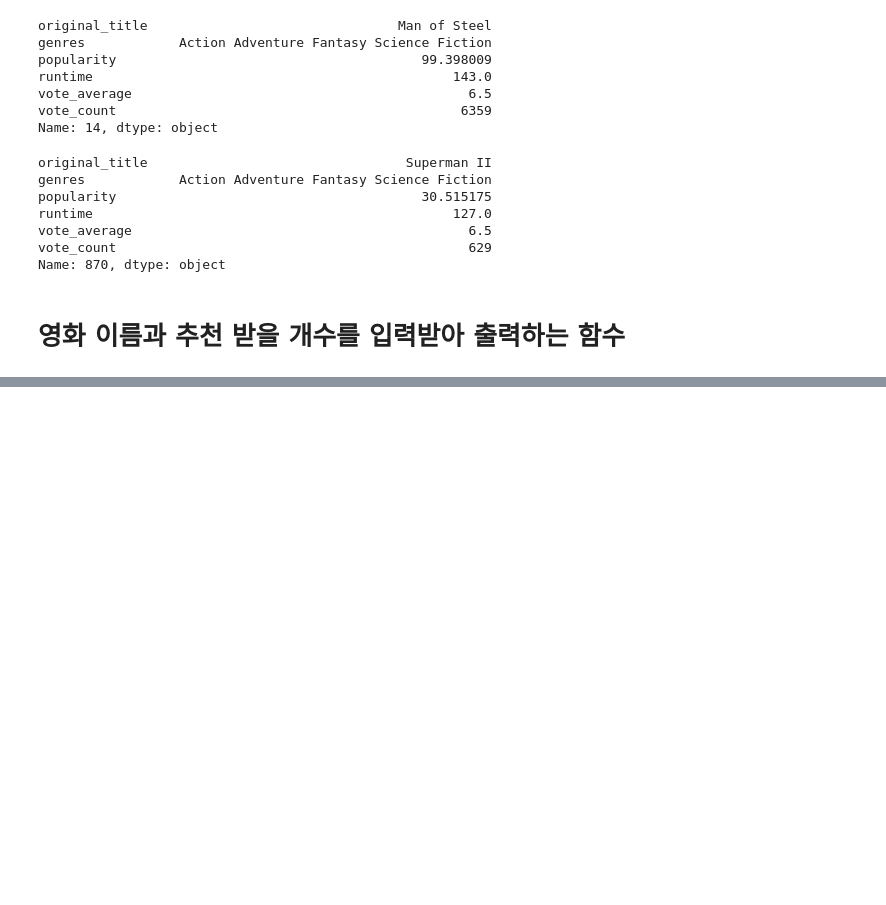
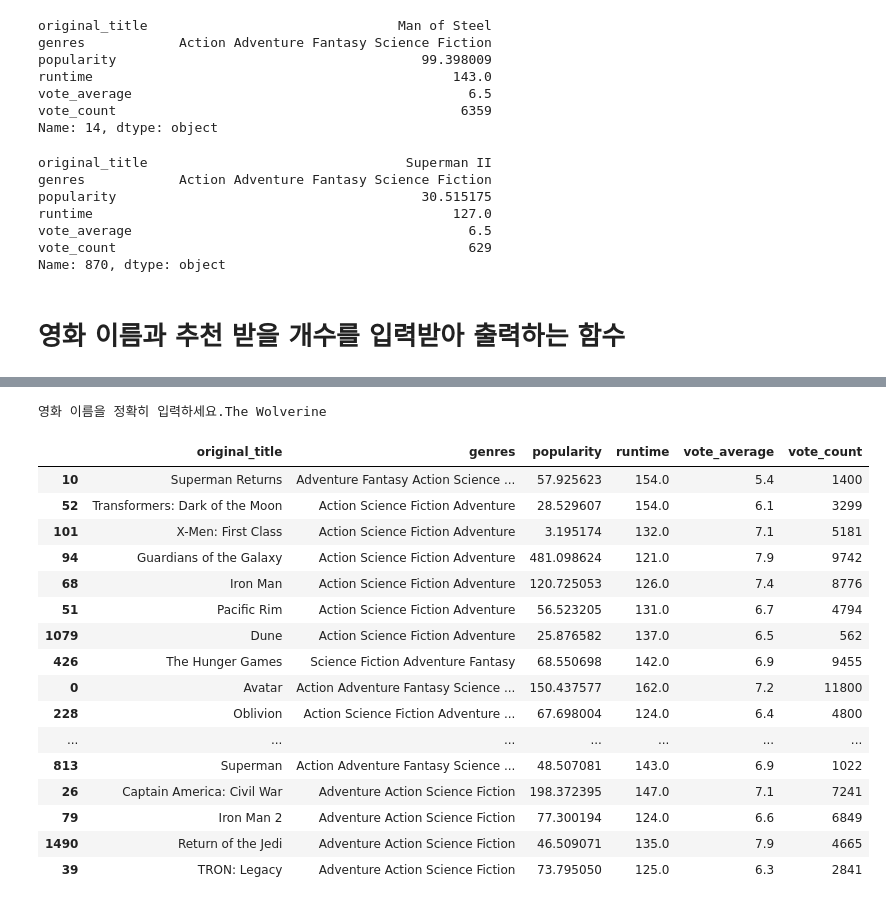
Before and after one commit to eunso03/fintech, a Jupyter notebook: 05machine_learning/21컨텐츠기반_추천시스템_만들기.ipynb, the cells around one changed output, grey strips where cells are left out. Saved outputs shown, nothing was run; the diff lists cells and outputs as text; code cells hidden in the pictures; blank space fills up the shorter version.

```diff
--- a/05machine_learning/21컨텐츠기반_추천시스템_만들기.ipynb
+++ b/05machine_learning/21컨텐츠기반_추천시스템_만들기.ipynb
@@ -317,0 +322,22 @@ find_sim_movie(data, sorted_genres_sim, "Man of Steel", 20)
+# %%
+movie_name = input("영화 이름을 정확히 입력하세요.")
+find_sim_movie(data, sorted_genres_sim, movie_name, 20)
+# %% [output]
+영화 이름을 정확히 입력하세요.The Wolverine
+|  | original_title | genres | popularity | runtime | vote_average | vote_count |
+| 10 | Superman Returns | Adventure Fantasy Action Science ... | 57.925623 | 154.0 | 5.4 | 1400 |
+| 52 | Transformers: Dark of the Moon | Action Science Fiction Adventure | 28.529607 | 154.0 | 6.1 | 3299 |
+| 101 | X-Men: First Class | Action Science Fiction Adventure | 3.195174 | 132.0 | 7.1 | 5181 |
+| 94 | Guardians of the Galaxy | Action Science Fiction Adventure | 481.098624 | 121.0 | 7.9 | 9742 |
+| 68 | Iron Man | Action Science Fiction Adventure | 120.725053 | 126.0 | 7.4 | 8776 |
+| 51 | Pacific Rim | Action Science Fiction Adventure | 56.523205 | 131.0 | 6.7 | 4794 |
+| 1079 | Dune | Action Science Fiction Adventure | 25.876582 | 137.0 | 6.5 | 562 |
+| 426 | The Hunger Games | Science Fiction Adventure Fantasy | 68.550698 | 142.0 | 6.9 | 9455 |
+| 0 | Avatar | Action Adventure Fantasy Science ... | 150.437577 | 162.0 | 7.2 | 11800 |
+| 228 | Oblivion | Action Science Fiction Adventure ... | 67.698004 | 124.0 | 6.4 | 4800 |
+| ... | ... | ... | ... | ... | ... | ... |
+| 813 | Superman | Action Adventure Fantasy Science ... | 48.507081 | 143.0 | 6.9 | 1022 |
+| 26 | Captain America: Civil War | Adventure Action Science Fiction | 198.372395 | 147.0 | 7.1 | 7241 |
+| 79 | Iron Man 2 | Adventure Action Science Fiction | 77.300194 | 124.0 | 6.6 | 6849 |
+| 1490 | Return of the Jedi | Adventure Action Science Fiction | 46.509071 | 135.0 | 7.9 | 4665 |
+| 39 | TRON: Legacy | Adventure Action Science Fiction | 73.795050 | 125.0 | 6.3 | 2841 |
```
Also changed, not shown: parts of 10 cells of this notebook, 3 other files.
